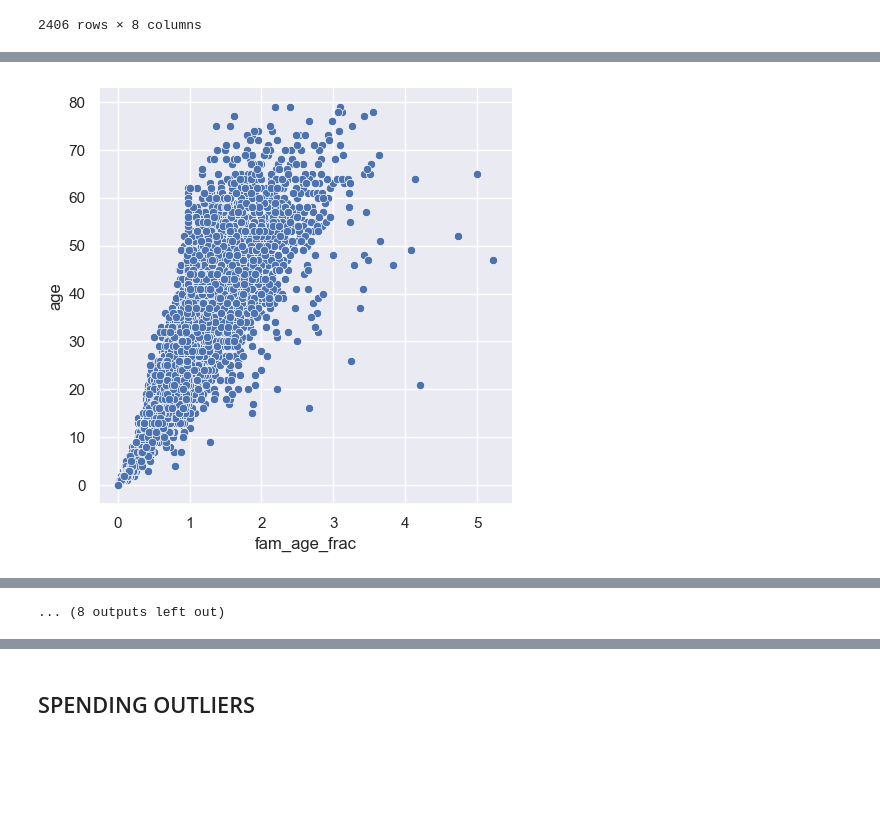
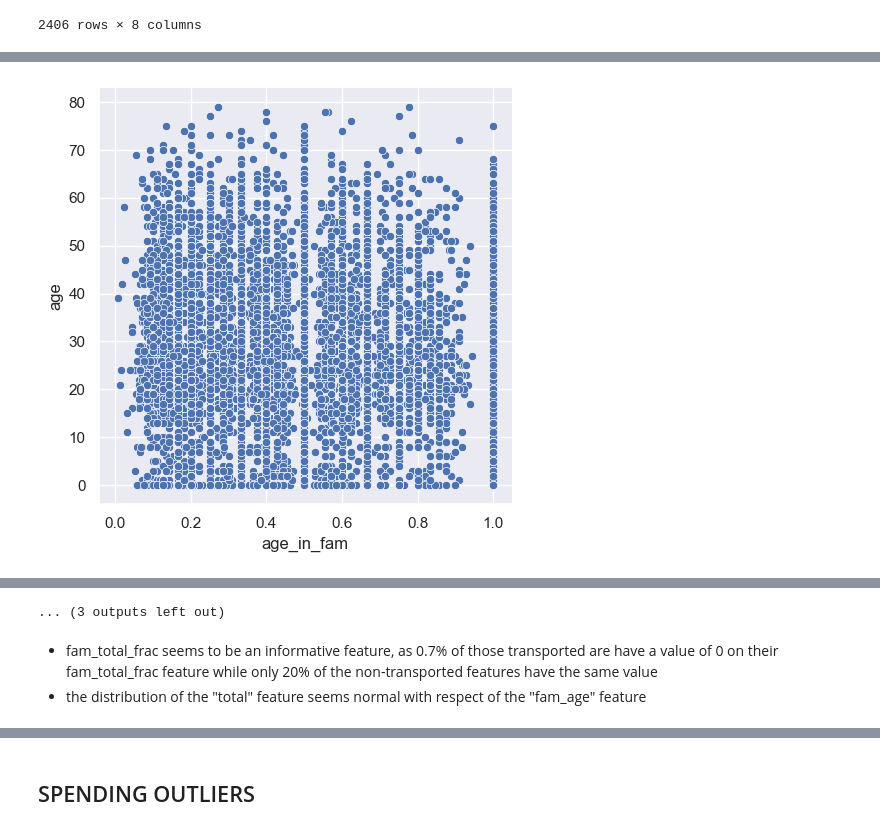
Before and after one commit to ayhem18/My_Kaggle_Repo, a Jupyter notebook: Competitions/SpaceshipTitanic/SST_1.ipynb, the cells around one changed output, grey strips where cells are left out. Cells and saved outputs as stored; diff of their text form; code cells hidden in the pictures; blank space fills up the shorter version.

```diff
--- a/Competitions/SpaceshipTitanic/SST_1.ipynb
+++ b/Competitions/SpaceshipTitanic/SST_1.ipynb
@@ -630,6 +674,7 @@ df_test = df_test_org.copy()
 df, df_test = apply_functions(df, df_test, total_spent)
 df, df_test = apply_functions(df, df_test, impute_total_sleep)
 
-df = set_col_type(df, {"vip": bool, "sleep": bool})
-df_test = set_col_type(df_test, {"vip": bool, "sleep": bool})
+
+df = df.astype({"vip": bool, "sleep": bool})
+df_test = df_test.astype({"vip": bool, "sleep": bool})
 # %% [markdown]
@@ -833,14 +878,19 @@ print(df['name'].isna().sum(), df_test['name'].isna().sum(), sep='\t')
 
 def extract_age_in_fam(dataframe:pd.DataFrame):
     new_cols = list(dataframe.columns)
-    new_cols.append('age_in_fame')
+    new_cols.append('age_in_fam')
     new_df = pd.DataFrame([], columns=new_cols)
     by_fam = dataframe.groupby('name')
-    for name, fam in by_fam:
+    for _, fam in by_fam:
         new_frame = fam.reset_index().set_index(pd.RangeIndex(start=1, stop=len(fam) + 1)).reset_index().sort_values(by='age')
         new_frame['age_in_fam'] = (new_frame['level_0']) / len(new_frame)
         new_frame = new_frame.drop('level_0', axis=1).set_index('index')
         new_df = pd.concat([new_df, new_frame], ignore_index=False)
     return new_df
 
-df_c = extract_age_in_fam(df)
+# this function should be applied on the entire data
+df['is_train'] = 1
+df_test['is_train'] = 0
+all_data = pd.concat([df, df_test], ignore_index=False)
+
+all_data = extract_age_in_fam(all_data)
@@ -848,0 +897,3 @@ KeyboardInterrupt:
+# %%
+df = all_data[all_data['is_train'] == 1]
+df_test = all_data[all_data['is_train'] == 0]
@@ -878,26 +936,23 @@ plt.show()
 # %%
 # let's add some fam/total, fam/age features
+
 def set_fam_age(row):
     global family_stats
     # consider adding the median age of the passenger's family
     row['fam_age'] = family_stats.loc[row['name'], ('median', 'age')]
-    # let's consider the rank of the passenger's age within their family
-
-    row['fam_age_frac'] = row['age'] / (row['fam_age'] + 1)
     return row
 
 def set_fam_total(row):
     global family_stats
-    row['fam_total'] = family_stats.loc[row['name'], ('sum', 'total')]
-    row['fam_total_frac'] = min(1, row['total'] / (row['fam_total'] + 1))
+    row['fam_total_frac'] = min(1, row['total'] / (family_stats.loc[row['name'], ('sum', 'total')] + 1))
     return row
 
 df, df_test = apply_functions(df, df_test, set_fam_age)
 df, df_test = apply_functions(df, df_test, set_fam_total)
 # %%
 # let's consider the impace of these new features
-fam_feats = ['fam_age', 'fam_age_frac', 'fam_total', 'fam_total_frac']
+fam_feats = ['fam_age', 'age_in_fam', 'fam_total_frac']
 # use = [c for c in use_cols if c not in ['total', 'age']]
 for f in fam_feats:
-    visualize_interaction(data=df, feature=f, use_cols=use_cols)
+    visualize_interaction(data=df, feature=f, use_cols=use_cols, num_cat='cdf')
 # %% [output]
@@ -910 +965 @@ for f in fam_feats:
-[figure, old version]
+[figure, new version]
@@ -916 +971,4 @@ for f in fam_feats:
-... (8 outputs left out)
+... (3 outputs left out)
+# %% [markdown]
+* fam_total_frac seems to be an informative feature, as 0.7\% of those transported are have a value of 0 on their fam_total_frac feature while only 20\% of the non-transported features have the same value
+* the distribution of the "total" feature seems normal with respect of the "fam_age" feature
```
Also changed, not shown: parts of 45 cells of this notebook.
